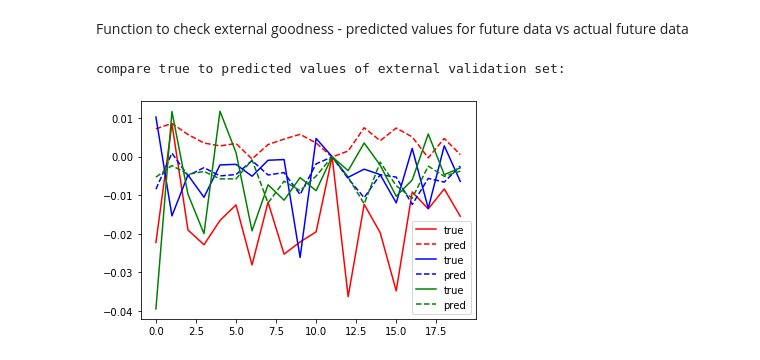
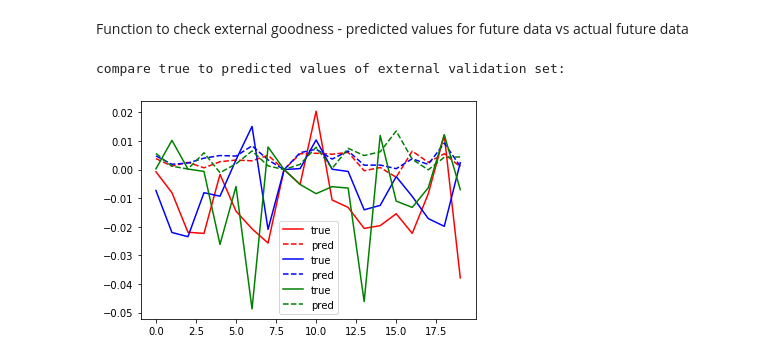
Before and after one commit to cvazz/IntroMLDL, a Jupyter notebook: CNN.ipynb, the cells around one changed output. Saved outputs shown, nothing was run; the diff lists cells and outputs as text; code cells hidden in the pictures.

```diff
--- a/CNN.ipynb
+++ b/CNN.ipynb
@@ -59,7 +63,7 @@ plot_example_returns('returns.csv', N)
 ## Calculations
 # %%
 def cnn(x_train, y_train, x_test, y_test, inp_shape):
-    verbose, epochs, batch_size = 1, 100, 50
+    verbose, epochs, batch_size = 1, 5, 50
     """
     verbose: 0-kein output, 1-ladebalken, 2-epochenzahlen printen
     batch_size: Nicht definieren (https://stackoverflow.com/questions/44747343/keras-input-explanation-input-shape-units-batch-size-dim-etc)
@@ -88,11 +92,11 @@ def cnn(x_train, y_train, x_test, y_test, inp_shape):
     model.add(layers.Dense(N, activation='linear'))
     #Klassisches NN hinter Convolutional Layer geschaltet, lernt also im Feature Raum, durch Convolutional Net vorgebenen
 
-    model.compile(loss='mean_squared_error', optimizer='adam', metrics=['mse', 'mae'])
+    model.compile(loss='mse', optimizer='adam', metrics=['mse', 'mae'])
     #mean_squared_error (mse) and mean_absolute_error (mae)
 
     #fit network
-    model.fit(x_train,y_train, epochs=epochs, #batch_size=batch_size,
+    history_cnn = model.fit(x_train,y_train, epochs=epochs, #batch_size=batch_size,
               verbose=verbose)
     #evaluate model
 
@@ -101,4 +105,4 @@ def cnn(x_train, y_train, x_test, y_test, inp_shape):
     print(mse)
     print(mse2)
     print(mae)
-    return model
+    return model,history_cnn
@@ -127,10 +170,15 @@ def main(input_df, dur, limit):
     print('y-test shape: ' + str(y_test.shape))
     print('test shape: ' + str(test.shape))
 
-    model = cnn(x_train, y_train, x_test, y_test, inp_shape)
-    return model,x_test,y_test
+    print('CNN Epochs')
+    model_cnn,history_cnn = cnn(x_train, y_train, x_test, y_test, inp_shape)
 
-model,x_test,y_test = main(returns, 100, 2000)
+    print('RNN Epochs')
+    model_rnn,history_rnn = rnn(x_train, y_train, x_test, y_test, inp_shape)
+
+    return model_rnn,model_cnn,x_test,y_test,history_rnn,history_cnn
+
+model_rnn,model_cnn,x_test,y_test,history_rnn,history_cnn = main(returns, 100, 2000)
 # %% [output]
 2000
 1900
@@ -199,7 +252,7 @@ def external_goodness(model, x_new, y_new):
         plt.plot(y_pred[i], c=color[i], linestyle='--', label = 'pred')
     plt.legend()
 # %%
-external_goodness(model,x_test,y_test)
+external_goodness(model_cnn,x_test,y_test)
 # %% [output]
 compare true to predicted values of external validation set:
-[figure, old version]
+[figure, new version]
```
Also changed, not shown: parts of 13 cells of this notebook.
